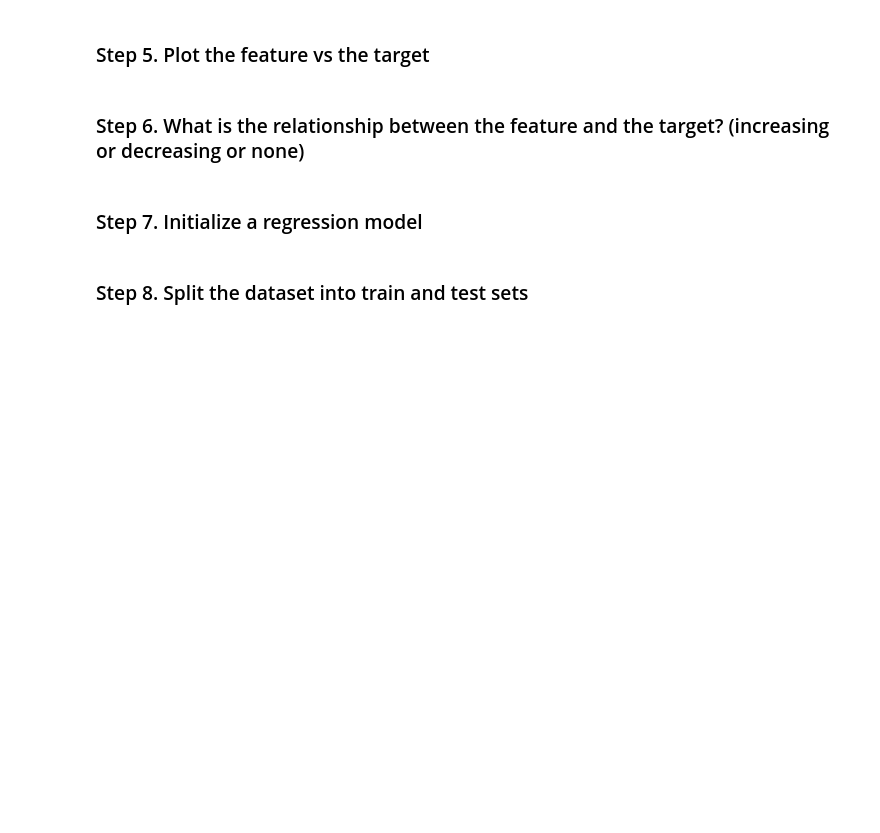
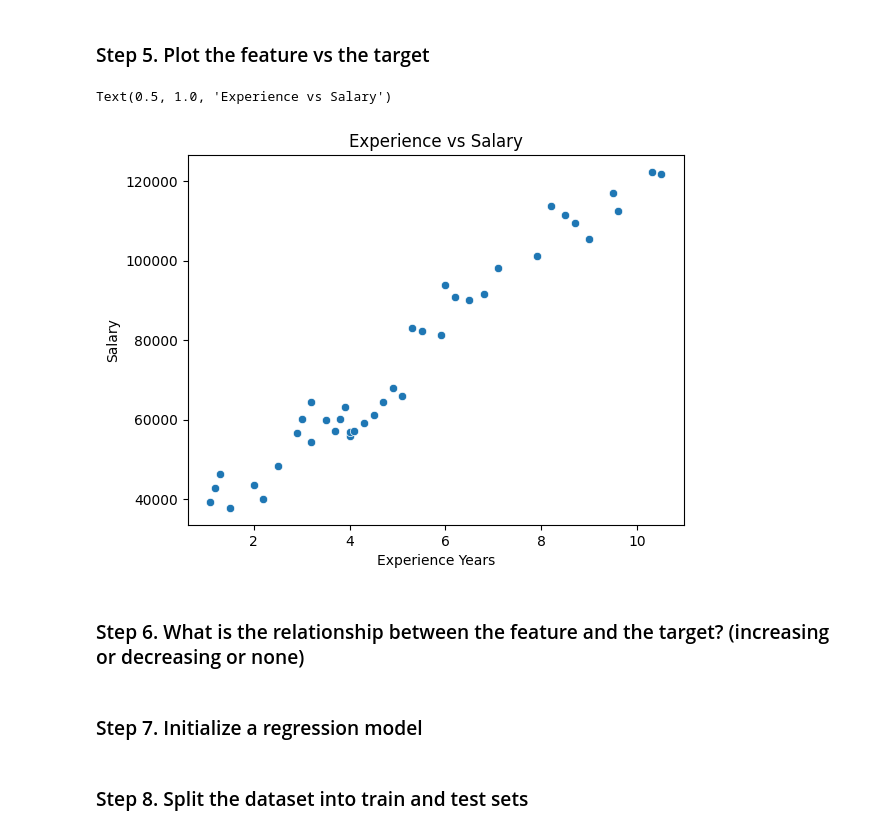
Before and after one commit to musaad-ai/B5, a Jupyter notebook: student/week 3/ex2_reg.ipynb, the cells around one changed output. Cells and saved outputs as stored; diff of their text form; code cells hidden in the pictures; blank space fills up the shorter version.

```diff
--- a/student/week 3/ex2_reg.ipynb
+++ b/student/week 3/ex2_reg.ipynb
@@ -9,4 +15,4 @@ import sklearn
 # %% [markdown]
 ### Step 1. Load the data
 # %%
-# pd.read_csv("../../../datasets/Salary Data.csv").head()
+df=pd.read_csv("../../content/datasets/Salary Data.csv")
@@ -30,4 +74,12 @@ import sklearn
 # %% [markdown]
 ### Step 5. Plot the feature vs the target
+# %%
+sns.scatterplot(x="Experience Years", y="Salary", data=df)
+plt.xlabel("Experience Years")
+plt.ylabel("Salary")
+plt.title("Experience vs Salary")
+# %% [output]
+Text(0.5, 1.0, 'Experience vs Salary')
+[figure, added]
 # %% [markdown]
 ### Step 6. What is the relationship between the feature and the target? (increasing or decreasing or none)
```
Also changed, not shown: parts of 19 cells of this notebook.
